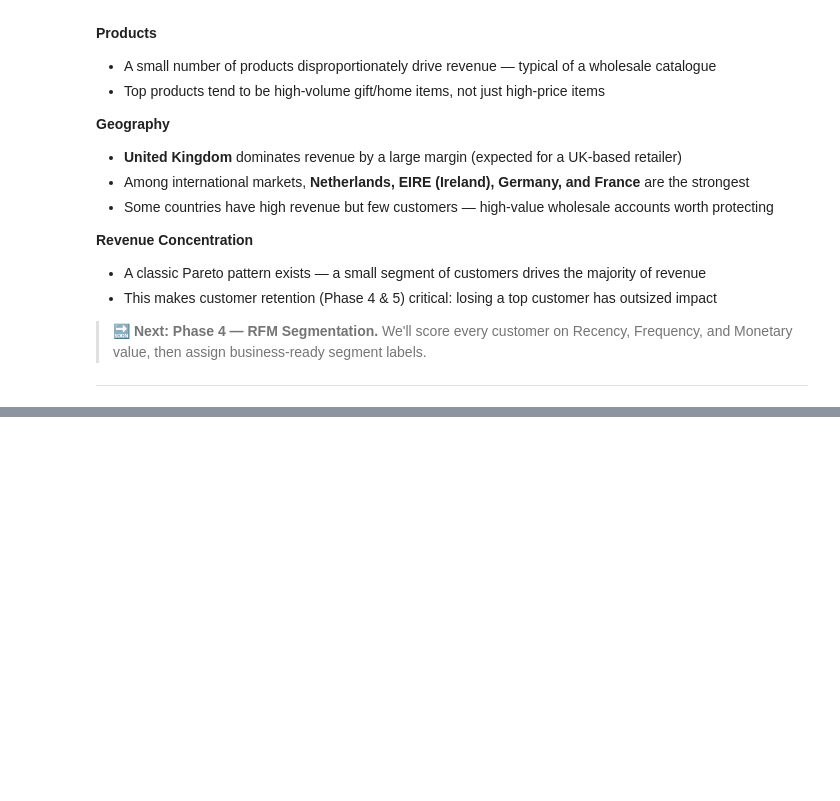
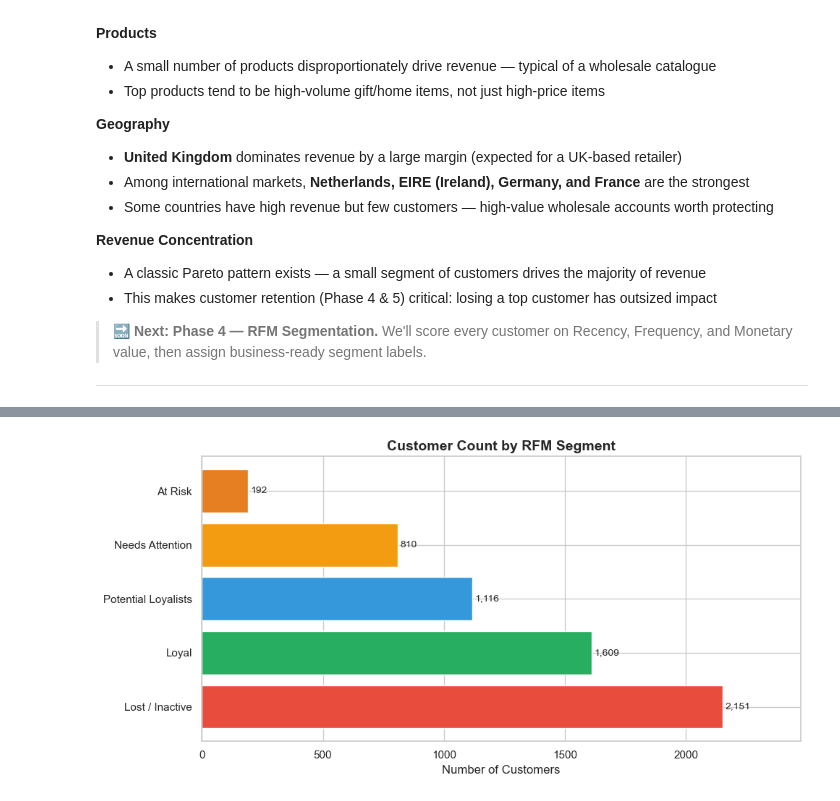
Before and after one commit to asimjamal/Customer-Intelligence-Report, a Jupyter notebook: customer_analytics_eda.ipynb, the cells around one changed output, grey strips where cells are left out. Saved outputs shown, nothing was run; the diff lists cells and outputs as text; code cells hidden in the pictures; blank space fills up the shorter version.

```diff
--- a/customer_analytics_eda.ipynb
+++ b/customer_analytics_eda.ipynb
@@ -755,0 +785,19 @@ Top 23.0% of customers generate 80% of total revenue
+# %%
+# ── 4.1  Compute Raw RFM Metrics per Customer ─────────────────────────────────
+#
+# Recency   = days between last purchase and reference date (lower is better)
+# Frequency = number of distinct invoices (orders) placed
+# Monetary  = total revenue generated across all orders
+
+rfm = df_clean.groupby('Customer ID').agg(
+    Recency   = ('InvoiceDate', lambda x: (REFERENCE_DATE - x.max()).days),
+    Frequency = ('Invoice',     'nunique'),
+    Monetary  = ('TotalRevenue','sum')
+).reset_index()
+
+rfm['Monetary'] = rfm['Monetary'].round(2)
+
+print(f'RFM table shape: {rfm.shape}')
+print()
+print('=== RFM Metric Summary ===')
+print(rfm[['Recency','Frequency','Monetary']].describe())
@@ -755,0 +948,31 @@ Top 23.0% of customers generate 80% of total revenue
+# %%
+# ── 4.5  Plot: Customer Count by Segment ─────────────────────────────────────
+
+segment_colors = {
+    'Champions'         : '#2ecc71',
+    'Loyal'             : '#27ae60',
+    'Potential Loyalists': '#3498db',
+    'Needs Attention'   : '#f39c12',
+    'At Risk'           : '#e67e22',
+    'Lost / Inactive'   : '#e74c3c'
+}
+
+seg_counts = rfm['Segment'].value_counts().reset_index()
+seg_counts.columns = ['Segment', 'Count']
+seg_counts['Color'] = seg_counts['Segment'].map(segment_colors)
+
+fig, ax = plt.subplots(figsize=(10, 5))
+bars = ax.barh(seg_counts['Segment'], seg_counts['Count'],
+               color=seg_counts['Color'])
+
+for bar, val in zip(bars, seg_counts['Count']):
+    ax.text(bar.get_width() + 10, bar.get_y() + bar.get_height()/2,
+            f'{val:,}', va='center', fontsize=10)
+
+ax.set_title('Customer Count by RFM Segment')
+ax.set_xlabel('Number of Customers')
+ax.set_xlim(0, seg_counts['Count'].max() * 1.15)
+plt.tight_layout()
+plt.show()
+# %% [output]
+[figure, added]
```
Also changed, not shown: parts of 11 cells of this notebook.
